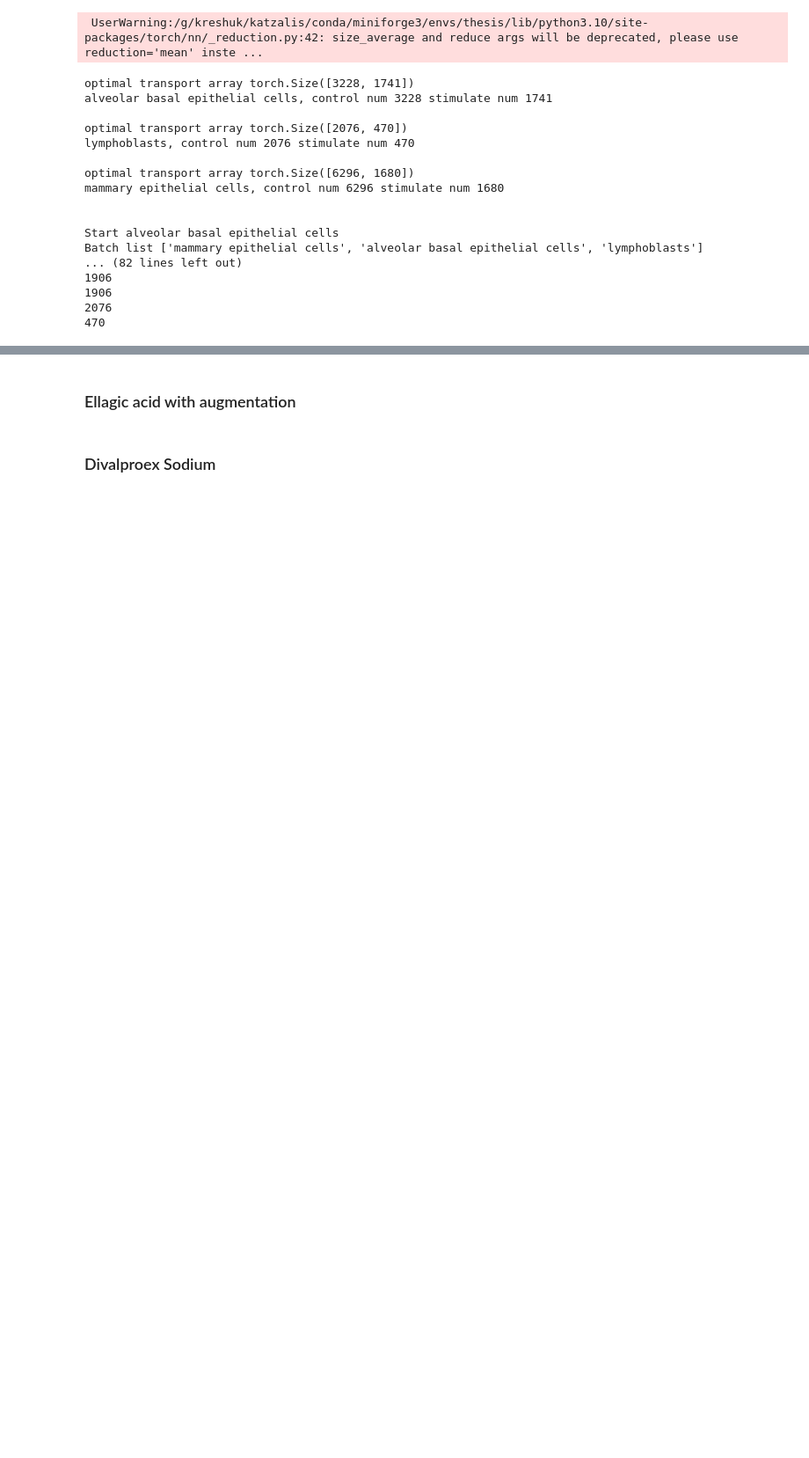
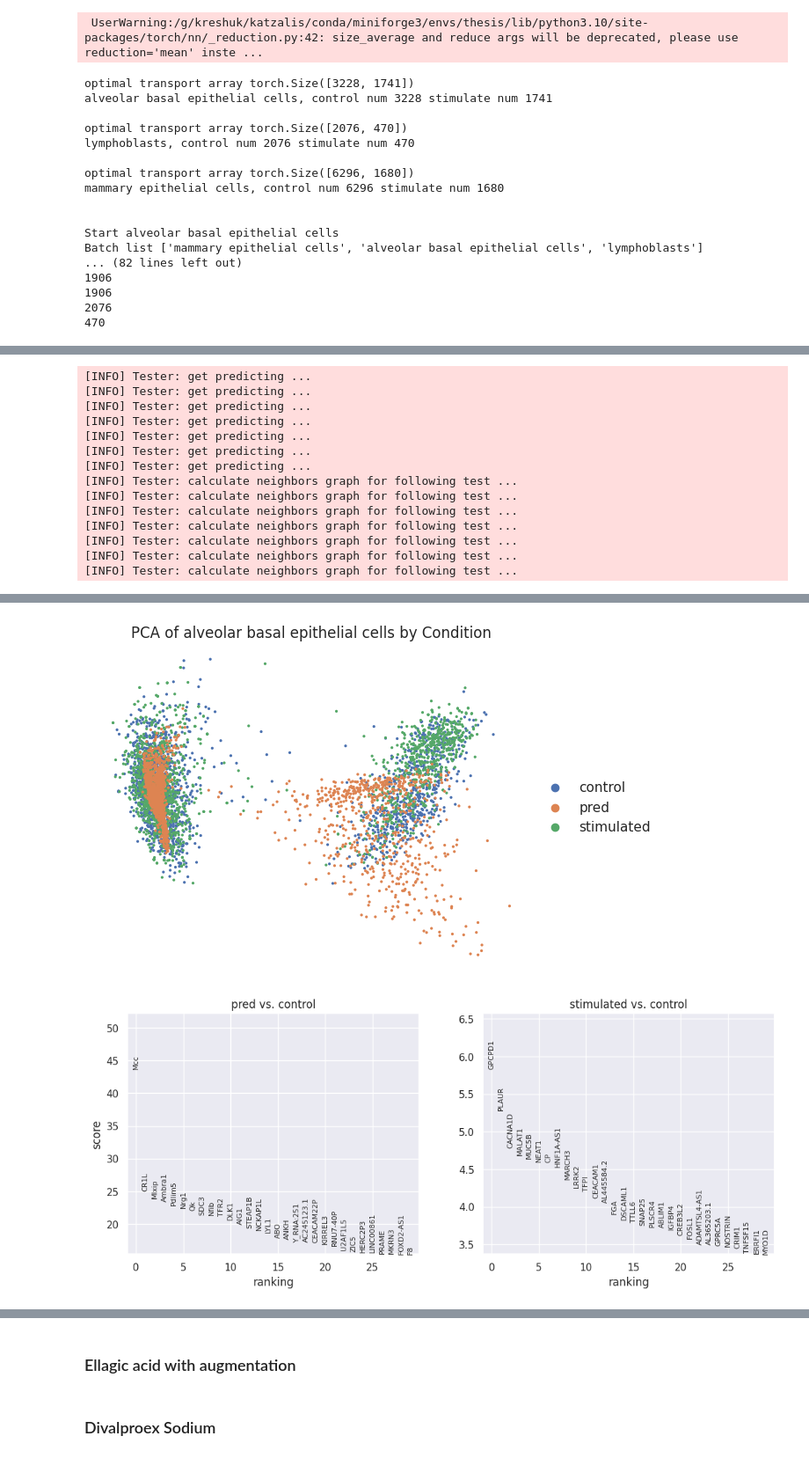
Before and after one commit to thodkatz/thesis, a Jupyter notebook: experiments/scbutterfly-perturbation.ipynb, the cells around one changed output, grey strips where cells are left out. Shown at 88% size. Drawn from its saved outputs; the diff is of its cells as text; code cells hidden in the pictures; blank space fills up the shorter version.

```diff
--- a/experiments/scbutterfly-perturbation.ipynb
+++ b/experiments/scbutterfly-perturbation.ipynb
@@ -353,10 +424,11 @@ model_perturb1 = Model(
     logging_path = file_path,
     RNA_data = control1,
     ATAC_data = perturb1,
-    name="butterfly/ellagic_acid"
+    name=f"butterfly/ellagic_acid/batch{idx}"
 )
 # %%
-train = True
+train = False
+print(file_path)
 model_perturb1.train(
     R_encoder_lr = 0.001,
     A_encoder_lr = 0.001,
@@ -445,0 +506,30 @@ cluster_index
+# %%
+print(file_path)
+model_perturb1.test(
+    test_id_r = validation_id_control,
+    test_id_a = validation_id_perturb,
+    model_path = None,
+    load_model = None,
+    output_path = file_path,
+    test_pca = True,
+    test_DEGs = True,
+    test_R2 = True,
+    test_dotplot = True,
+    output_data = False,
+    return_predict = False
+)
+# %% [output]
+[INFO] Tester: get predicting ...
+[INFO] Tester: get predicting ...
+[INFO] Tester: get predicting ...
+[INFO] Tester: get predicting ...
+[INFO] Tester: get predicting ...
+[INFO] Tester: get predicting ...
+[INFO] Tester: get predicting ...
+[INFO] Tester: calculate neighbors graph for following test ...
+[INFO] Tester: calculate neighbors graph for following test ...
+[INFO] Tester: calculate neighbors graph for following test ...
+[INFO] Tester: calculate neighbors graph for following test ...
+[INFO] Tester: calculate neighbors graph for following test ...
+[INFO] Tester: calculate neighbors graph for following test ...
+[INFO] Tester: calculate neighbors graph for following test ...
@@ -445,0 +537,2 @@ cluster_index
+[figure, added]
+[figure, added]
```
Also changed, not shown: parts of 21 cells of this notebook.
